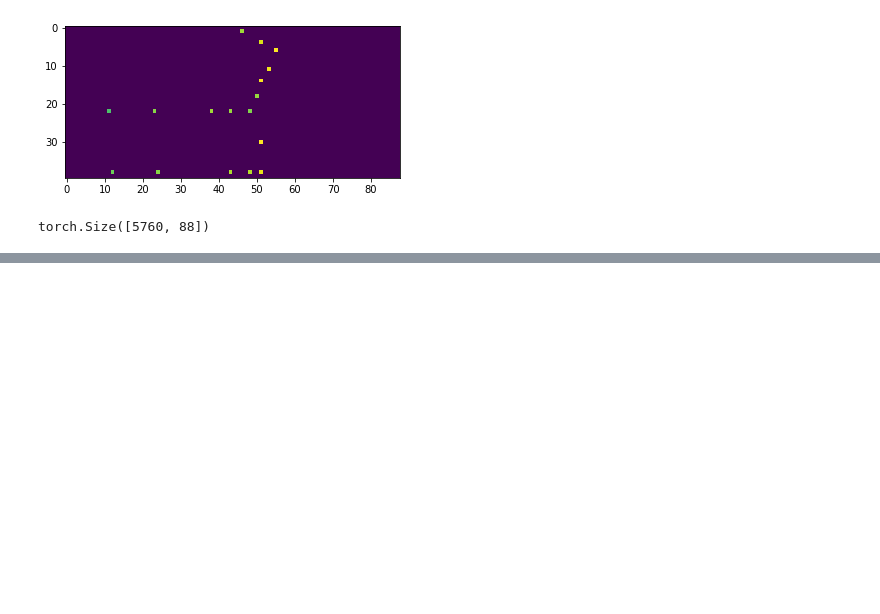
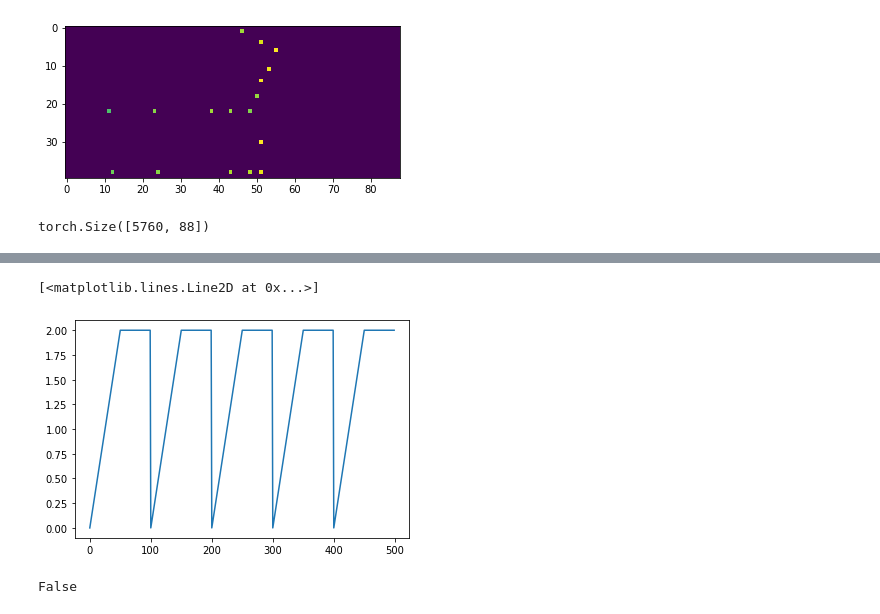
Before and after one commit to eri24816/improved-diffusion, a Jupyter notebook: test.ipynb, the cells around one changed output, grey strips where cells are left out. Saved outputs shown, nothing was run; the diff lists cells and outputs as text; code cells hidden in the pictures; blank space fills up the shorter version.

```diff
--- a/test.ipynb
+++ b/test.ipynb
@@ -314,0 +346,8 @@ torch.Size([5760, 88])
+# %%
+a=CyclicalKlWeight(2,100)
+# %%
+import matplotlib.pyplot as plt
+plt.plot([a.get(i) for i in range(500)])
+# %% [output]
+[<matplotlib.lines.Line2D at 0x...>]
+[figure, added]
@@ -314,0 +358,4 @@ torch.Size([5760, 88])
+# %%
+a is b
+# %% [output]
+False
```
Also changed, not shown: parts of 6 cells of this notebook, 15 other files.
